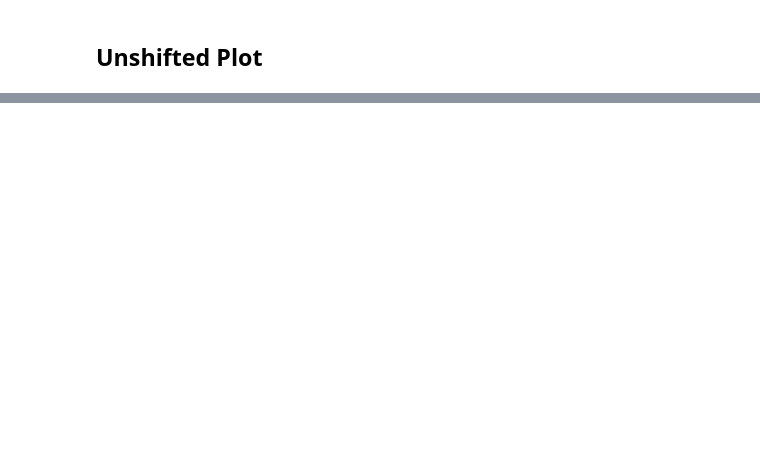
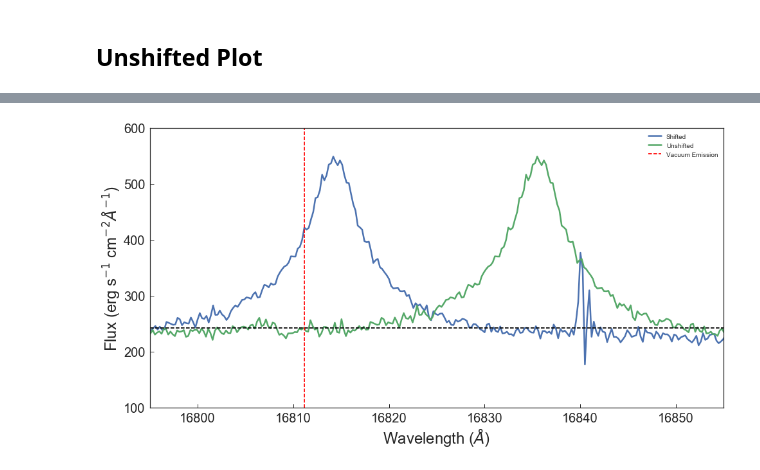
Before and after one commit to ballanr/T-Tauri, a Jupyter notebook: Shifting Spectra.ipynb, the cells around one changed output, grey strips where cells are left out. Cells and saved outputs as stored; diff of their text form; code cells hidden in the pictures; blank space fills up the shorter version.

```diff
--- a/Shifting Spectra.ipynb
+++ b/Shifting Spectra.ipynb
@@ -110,0 +119,4 @@ plt.xlim(16750,16850)
+# %%
+Brackett_EqW_Plot(4617,'2M06450343-0034140',11,16795,16855,100,600)
+# %% [output]
+[figure, added]
```
Also changed, not shown: parts of 19 cells of this notebook.
